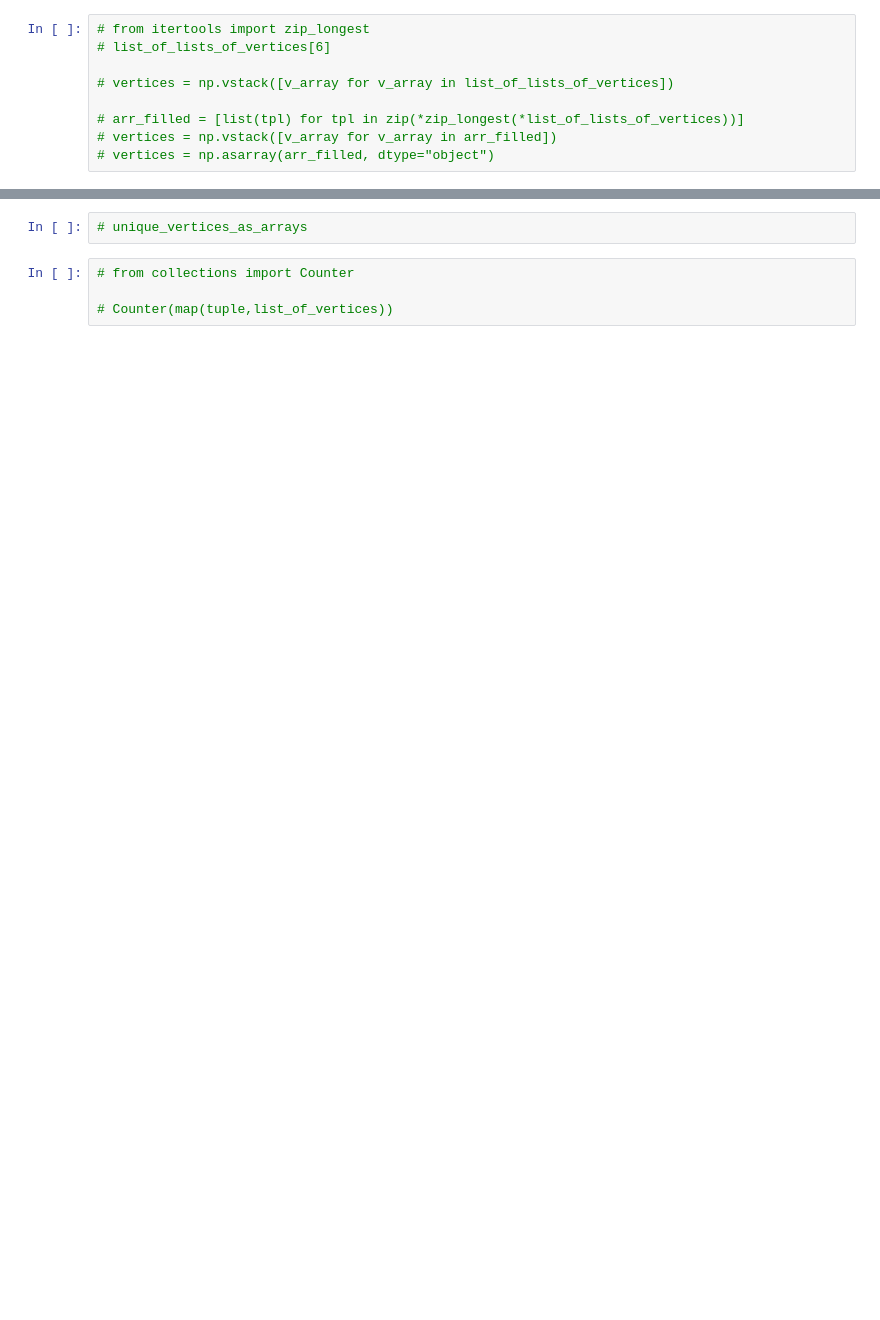
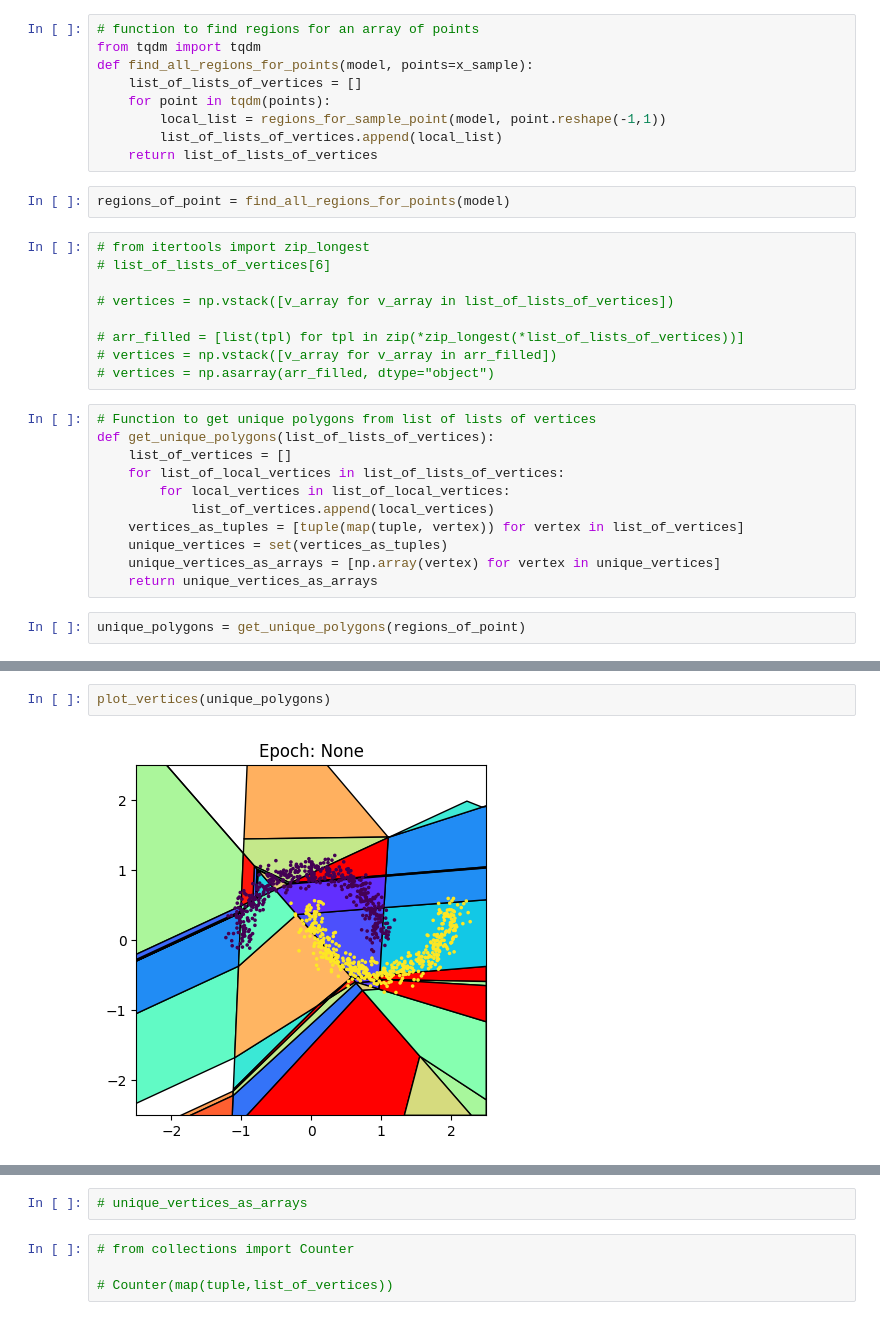
Before and after one commit to Johanmkr/WP1-Polyhedra, a Jupyter notebook: exam_experiment.ipynb, the cells around one changed output, grey strips where cells are left out. Saved outputs shown, nothing was run; the diff lists cells and outputs as text; blank space fills up the shorter version.

Commit message:
able to load state dict for different epochs and find regions

```diff
--- a/exam_experiment.ipynb
+++ b/exam_experiment.ipynb
@@ -328,3 +337,14 @@ for point in tqdm(x_sample, desc="Sample data"):
+# %%
+# function to find regions for an array of points
+from tqdm import tqdm
+def find_all_regions_for_points(model, points=x_sample):
+    list_of_lists_of_vertices = []
+    for point in tqdm(points):
+        local_list = regions_for_sample_point(model, point.reshape(-1,1))
+        list_of_lists_of_vertices.append(local_list)
+    return list_of_lists_of_vertices
+# %%
+regions_of_point = find_all_regions_for_points(model)
 # %%
 # from itertools import zip_longest
 # list_of_lists_of_vertices[6]
@@ -334,3 +354,16 @@ for point in tqdm(x_sample, desc="Sample data"):
 # arr_filled = [list(tpl) for tpl in zip(*zip_longest(*list_of_lists_of_vertices))]
 # vertices = np.vstack([v_array for v_array in arr_filled])
 # vertices = np.asarray(arr_filled, dtype="object")
+# %%
+# Function to get unique polygons from list of lists of vertices
+def get_unique_polygons(list_of_lists_of_vertices):
+    list_of_vertices = []
+    for list_of_local_vertices in list_of_lists_of_vertices:
+        for local_vertices in list_of_local_vertices:
+            list_of_vertices.append(local_vertices)
+    vertices_as_tuples = [tuple(map(tuple, vertex)) for vertex in list_of_vertices]
+    unique_vertices = set(vertices_as_tuples)
+    unique_vertices_as_arrays = [np.array(vertex) for vertex in unique_vertices]
+    return unique_vertices_as_arrays
+# %%
+unique_polygons = get_unique_polygons(regions_of_point)
@@ -337 +419,5 @@ for point in tqdm(x_sample, desc="Sample data"):
+# %%
+plot_vertices(unique_polygons)
+# %% [output]
+[figure, added]
 # %%
```
Also changed, not shown: parts of 18 cells of this notebook.
